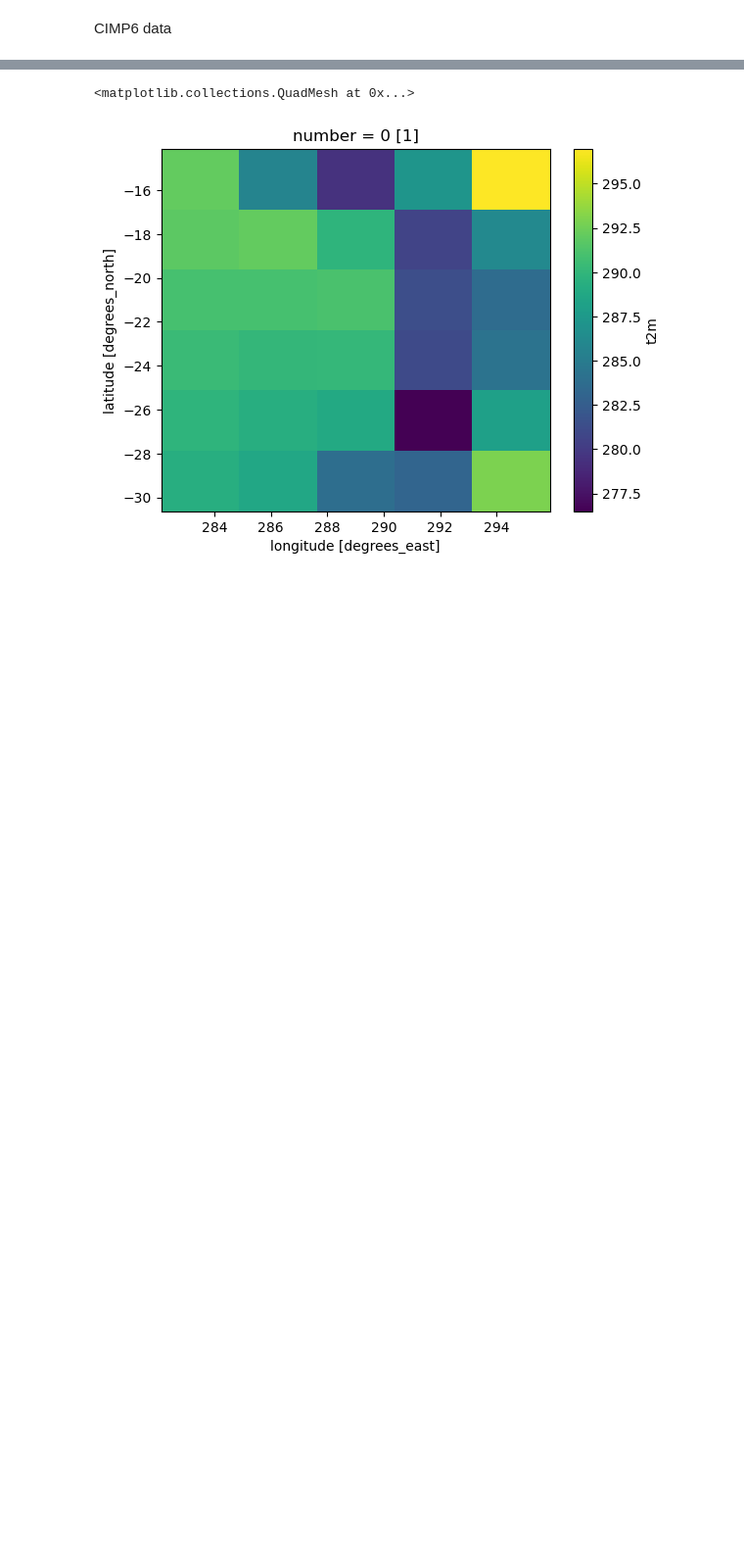
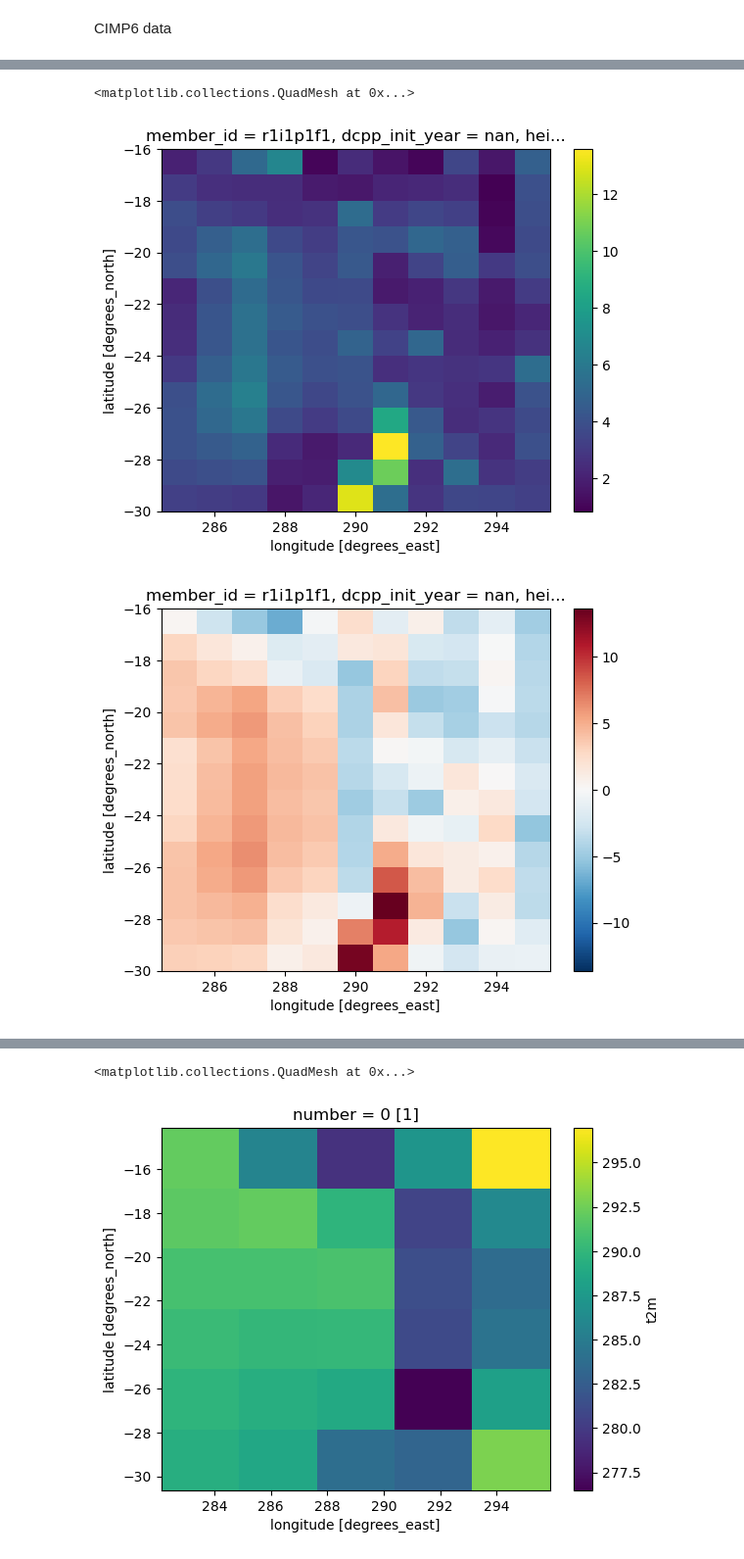
Before and after one commit to cc11223344556677/Computational-Meteorology-Exercises, a Jupyter notebook: project_simon.ipynb, the cells around one changed output, grey strips where cells are left out. Shown: that part at 98% size. Drawn from its saved outputs; the diff is of its cells as text; code cells hidden in the pictures; blank space fills up the shorter version.

```diff
--- a/project_simon.ipynb
+++ b/project_simon.ipynb
@@ -460,0 +142,17 @@ Coordinates:
+# %%
+cutoff = 2.1
+lat_boundary_adj = [lat_boundary[0]+cutoff,lat_boundary[1]-cutoff]#[-32,-14]
+long_boundary_adj =  [long_boundary[0]+cutoff,long_boundary[1]-cutoff]#[360-78,360-62]
+atts1deg = ["t2m","lat","lon"]
+
+#lat_vals_1deg,long_vals_1deg = lat_lon_sel(data_1deg,lat_boundary_adj,long_boundary_adj,atts1deg)
+
+a = a.sel({"lat":slice(lat_boundary_adj[0],lat_boundary_adj[1]),"lon":slice(long_boundary_adj[0],long_boundary_adj[1])})
+b = b.sel({"lat":slice(lat_boundary_adj[0],lat_boundary_adj[1]),"lon":slice(long_boundary_adj[0],long_boundary_adj[1])})
+(abs(a-b)).mean("time").plot()
+plt.figure()
+((a-b)).mean("time").plot()
+# %% [output]
+<matplotlib.collections.QuadMesh at 0x...>
+[figure, added]
+[figure, added]
```
Also changed, not shown: parts of 52 cells of this notebook.
